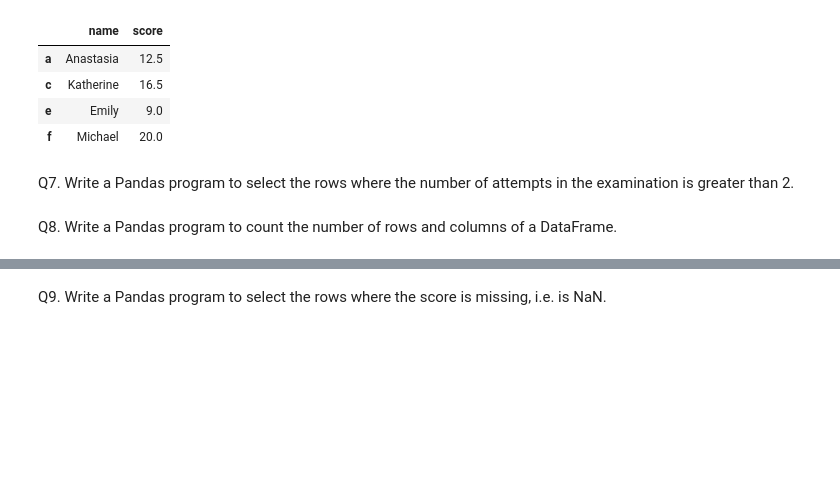
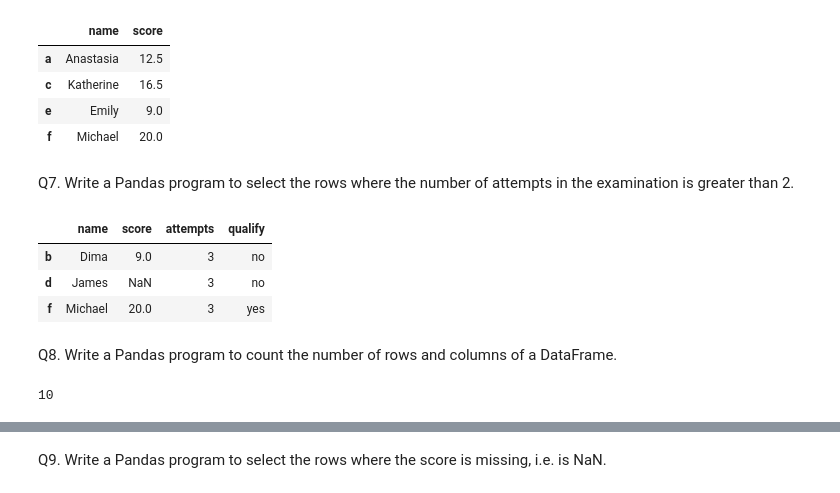
Before and after one commit to eswarpoluri/ML-DL-Practice-Assignments, a Jupyter notebook: ML/Pandas/2. DataFrames/Pandas - Dataframe - Answers.ipynb, the cells around one changed output, grey strips where cells are left out. Cells and saved outputs as stored; diff of their text form; code cells hidden in the pictures; blank space fills up the shorter version.

```diff
--- a/ML/Pandas/2. DataFrames/Pandas - Dataframe - Answers.ipynb
+++ b/ML/Pandas/2. DataFrames/Pandas - Dataframe - Answers.ipynb
@@ -105,5 +105,17 @@ df.loc[["a","c","e","f"],['name','score']]
 | f | Michael | 20.0 |
 # %% [markdown]
 Q7. Write a Pandas program to select the rows where the number of attempts in the examination is greater than 2.
+# %%
+df.loc[df['attempts']>2]
+# %% [output]
+|  | name | score | attempts | qualify |
+| b | Dima | 9.0 | 3 | no |
+| d | James | NaN | 3 | no |
+| f | Michael | 20.0 | 3 | yes |
 # %% [markdown]
 Q8. Write a Pandas program to count the number of rows and columns of a DataFrame.
+# %%
+# No of rows
+df.name.count()
+# %% [output]
+10
```
Also changed, not shown: parts of 10 cells of this notebook.
